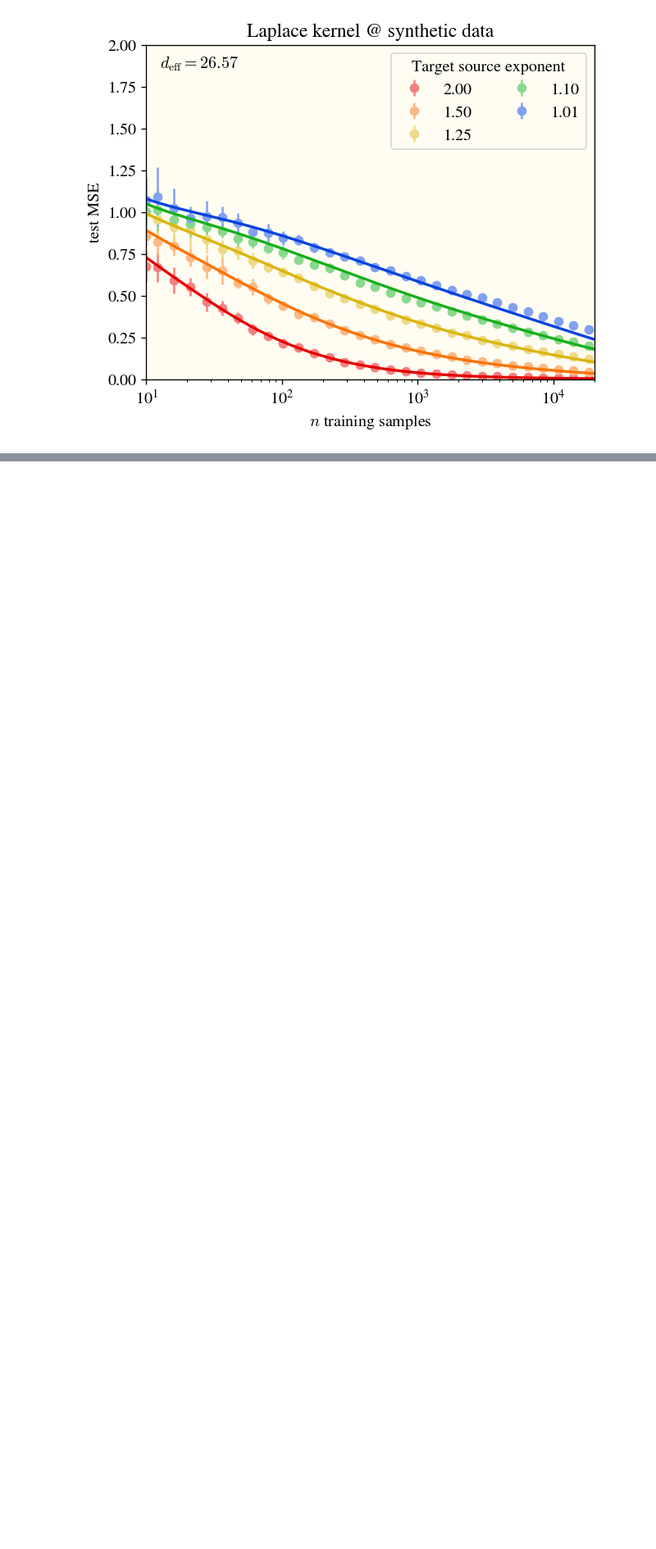
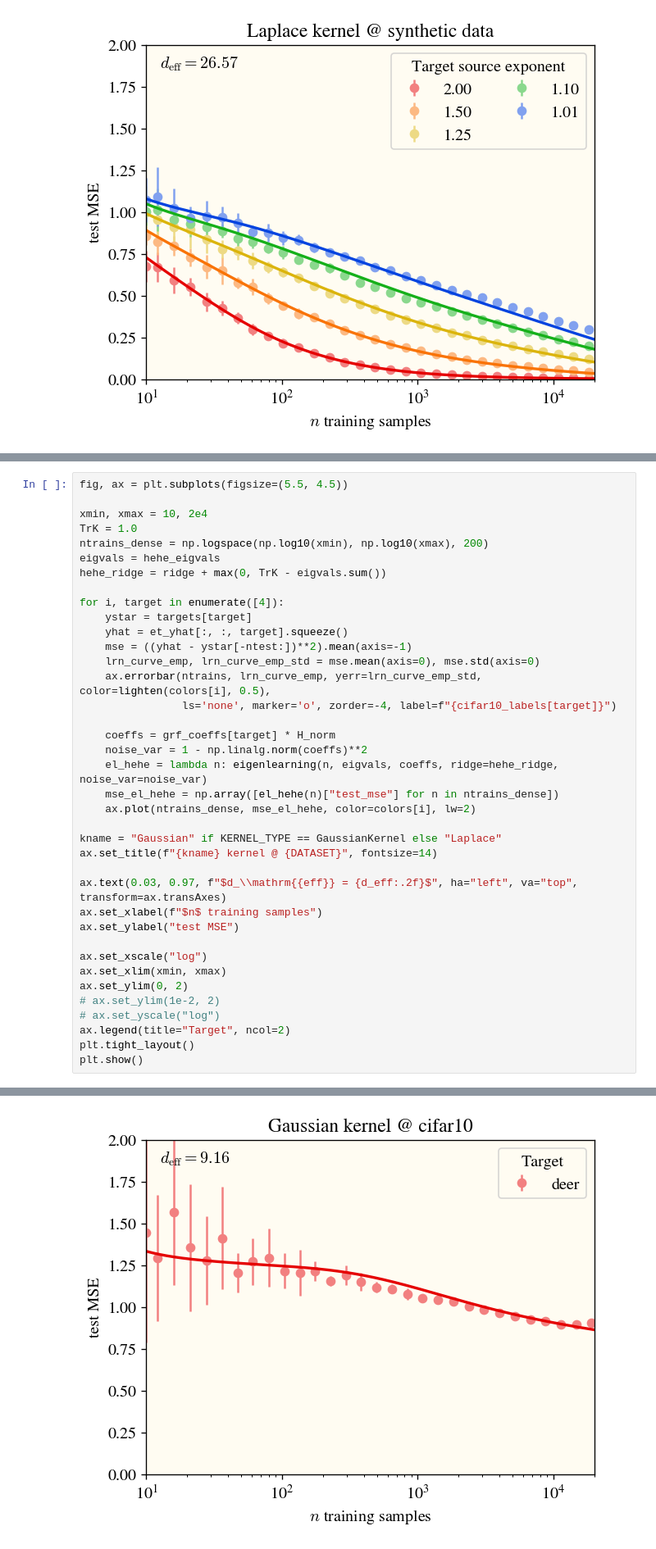
Before and after one commit to james-simon/feature_recombination, a Jupyter notebook: notebooks/learning-curves.ipynb, the cells around one changed output, grey strips where cells are left out. Shown at 82% size. Cells and saved outputs as stored; diff of their text form; blank space fills up the shorter version.

```diff
--- a/notebooks/learning-curves.ipynb
+++ b/notebooks/learning-curves.ipynb
@@ -410,0 +483,39 @@ plt.show()
+# %%
+fig, ax = plt.subplots(figsize=(5.5, 4.5))
+
+xmin, xmax = 10, 2e4
+TrK = 1.0
+ntrains_dense = np.logspace(np.log10(xmin), np.log10(xmax), 200)
+eigvals = hehe_eigvals
+hehe_ridge = ridge + max(0, TrK - eigvals.sum())
+
+for i, target in enumerate([4]):
+    ystar = targets[target]
+    yhat = et_yhat[:, :, target].squeeze()
+    mse = ((yhat - ystar[-ntest:])**2).mean(axis=-1)
+    lrn_curve_emp, lrn_curve_emp_std = mse.mean(axis=0), mse.std(axis=0)
+    ax.errorbar(ntrains, lrn_curve_emp, yerr=lrn_curve_emp_std, color=lighten(colors[i], 0.5),
+                ls='none', marker='o', zorder=-4, label=f"{cifar10_labels[target]}")
+
+    coeffs = grf_coeffs[target] * H_norm
+    noise_var = 1 - np.linalg.norm(coeffs)**2
+    el_hehe = lambda n: eigenlearning(n, eigvals, coeffs, ridge=hehe_ridge, noise_var=noise_var)
+    mse_el_hehe = np.array([el_hehe(n)["test_mse"] for n in ntrains_dense])
+    ax.plot(ntrains_dense, mse_el_hehe, color=colors[i], lw=2)
+
+kname = "Gaussian" if KERNEL_TYPE == GaussianKernel else "Laplace"
+ax.set_title(f"{kname} kernel @ {DATASET}", fontsize=14)
+
+ax.text(0.03, 0.97, f"$d_\\mathrm{{eff}} = {d_eff:.2f}$", ha="left", va="top", transform=ax.transAxes)
+ax.set_xlabel(f"$n$ training samples")
+ax.set_ylabel("test MSE")
+
+ax.set_xscale("log")
+ax.set_xlim(xmin, xmax)
+ax.set_ylim(0, 2)
+# ax.set_ylim(1e-2, 2)
+# ax.set_yscale("log")
+ax.legend(title="Target", ncol=2)
+plt.tight_layout()
+plt.show()
+# %% [output]
@@ -410,0 +523 @@ plt.show()
+[figure, added]
```
Also changed, not shown: parts of 11 cells of this notebook.
